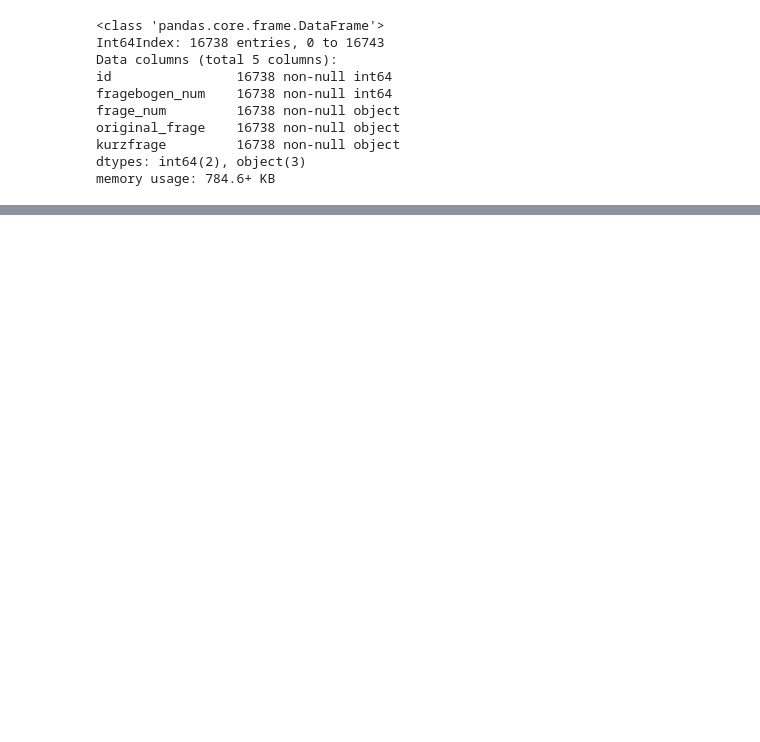
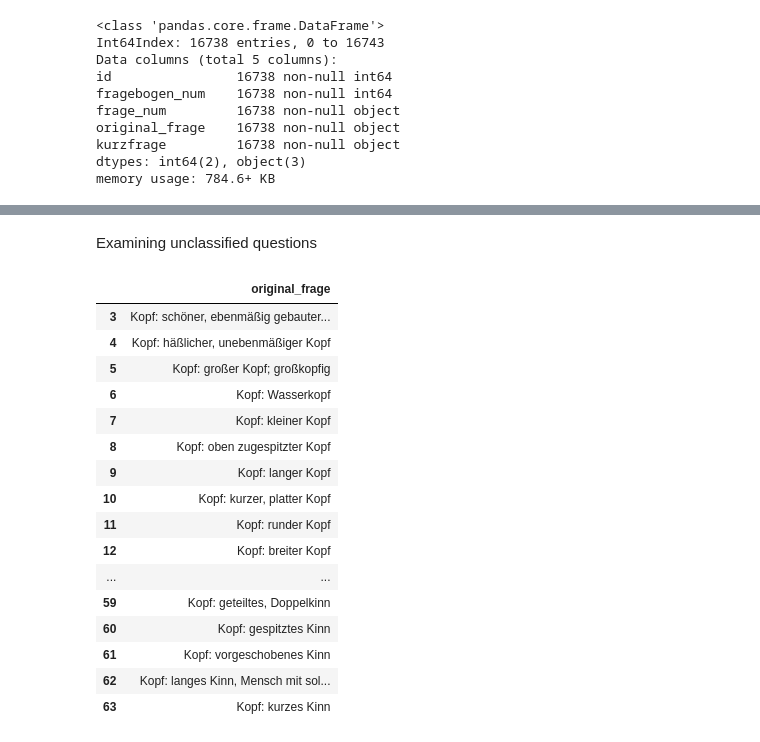
Before and after one commit to acdh-oeaw/exploreAT-Concepts, a Jupyter notebook: questions_classification.ipynb, the cells around one changed output, grey strips where cells are left out. Saved outputs shown, nothing was run; the diff lists cells and outputs as text; code cells hidden in the pictures; blank space fills up the shorter version.

```diff
--- a/questions_classification.ipynb
+++ b/questions_classification.ipynb
@@ -160,0 +190,23 @@ frage_complete.loc[frage_complete.original_frage.apply(test_type).isna(), 'origi
+# %% [markdown]
+Examining unclassified questions
+# %%
+#frage_complete.style.set_properties(subset=['original_frage'], **{'width': '400px'})
+frage_complete.loc[frage_complete['frage_type'].isnull(), ['original_frage']].head(50)
+# %% [output]
+|  | original_frage |
+| 3 | Kopf: schöner, ebenmäßig gebauter... |
+| 4 | Kopf: häßlicher, unebenmäßiger Kopf |
+| 5 | Kopf: großer Kopf; großkopfig |
+| 6 | Kopf: Wasserkopf |
+| 7 | Kopf: kleiner Kopf |
+| 8 | Kopf: oben zugespitzter Kopf |
+| 9 | Kopf: langer Kopf |
+| 10 | Kopf: kurzer, platter Kopf |
+| 11 | Kopf: runder Kopf |
+| 12 | Kopf: breiter Kopf |
+| ... | ... |
+| 59 | Kopf: geteiltes, Doppelkinn |
+| 60 | Kopf: gespitztes Kinn |
+| 61 | Kopf: vorgeschobenes Kinn |
+| 62 | Kopf: langes Kinn, Mensch mit sol... |
+| 63 | Kopf: kurzes Kinn |
```
Also changed, not shown: parts of 12 cells of this notebook, 2 other files.
